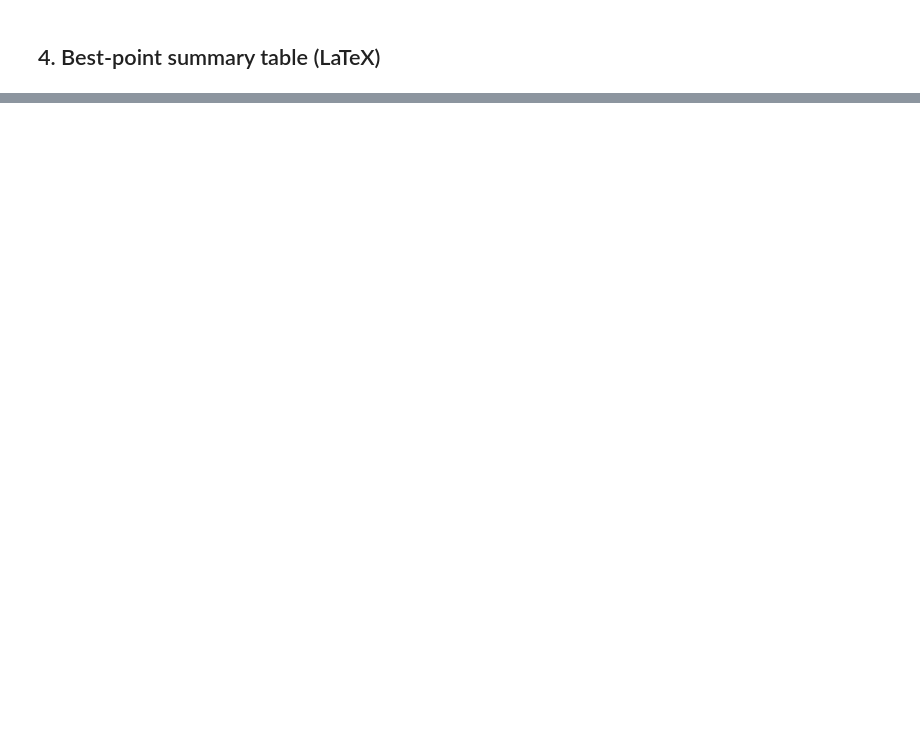
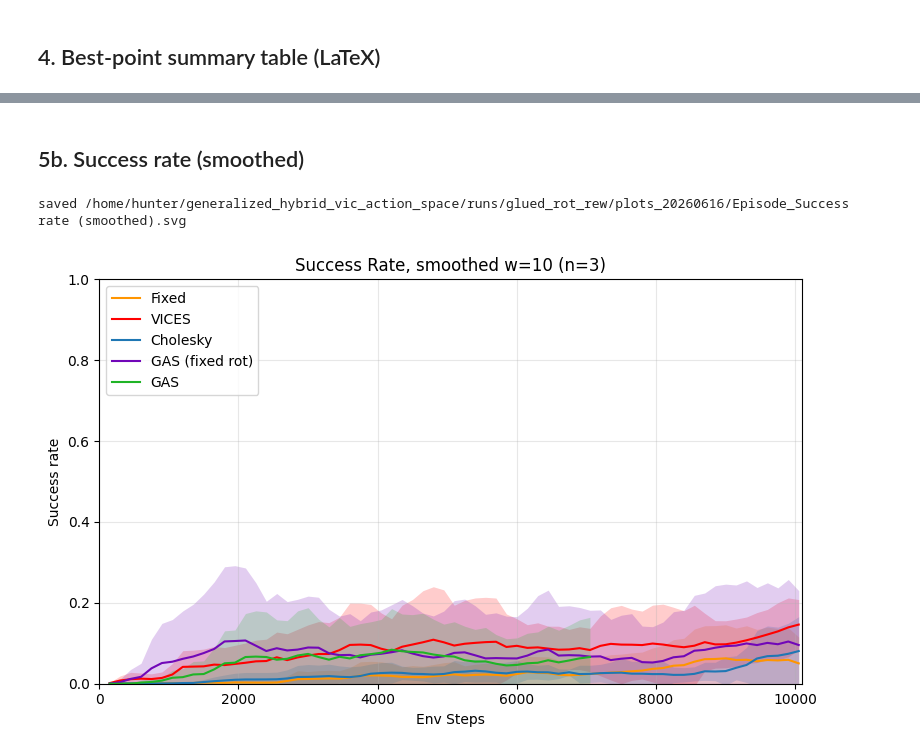
Before and after one commit to RoboNuke/generalized_hybrid_vic_action_space, a Jupyter notebook: data_analysis/analysis.ipynb, the cells around one changed output, grey strips where cells are left out. Cells and saved outputs as stored; diff of their text form; code cells hidden in the pictures; blank space fills up the shorter version.

```diff
--- a/data_analysis/analysis.ipynb
+++ b/data_analysis/analysis.ipynb
@@ -699,0 +140,22 @@ saved /home/hunter/generalized_hybrid_vic_action_space/runs/long_dir/plots_20260
+# %% [markdown]
+## 5b. Success rate (smoothed)
+# %%
+# Same success-rate data, but each run's curve is passed through a centered
+# moving average first so the lines are readable. SMOOTH_WINDOW = 1 disables it.
+SMOOTH_WINDOW = 10
+
+metric = "Episode / Success rate"
+ylabel = "Success rate"
+title = f"Success Rate, smoothed w={SMOOTH_WINDOW} (Best)"
+legend_loc = "upper left"
+ylim = (0, 1)
+
+smoothed = dl.smooth_data(DATA, metric, SMOOTH_WINDOW)
+ax = pt.plot_metric(smoothed, metric, ylabel, title, STYLE,
+                    legend_loc=legend_loc, ylim=ylim)
+ax.figure.tight_layout()
+pt.save_plot(ax.figure, metric + " (smoothed)", STYLE)
+plt.show()
+# %% [output]
+saved /home/hunter/generalized_hybrid_vic_action_space/runs/glued_rot_rew/plots_20260616/Episode_Success rate (smoothed).svg
+[figure, added]
```
Also changed, not shown: parts of 45 cells of this notebook, 34 other files.
